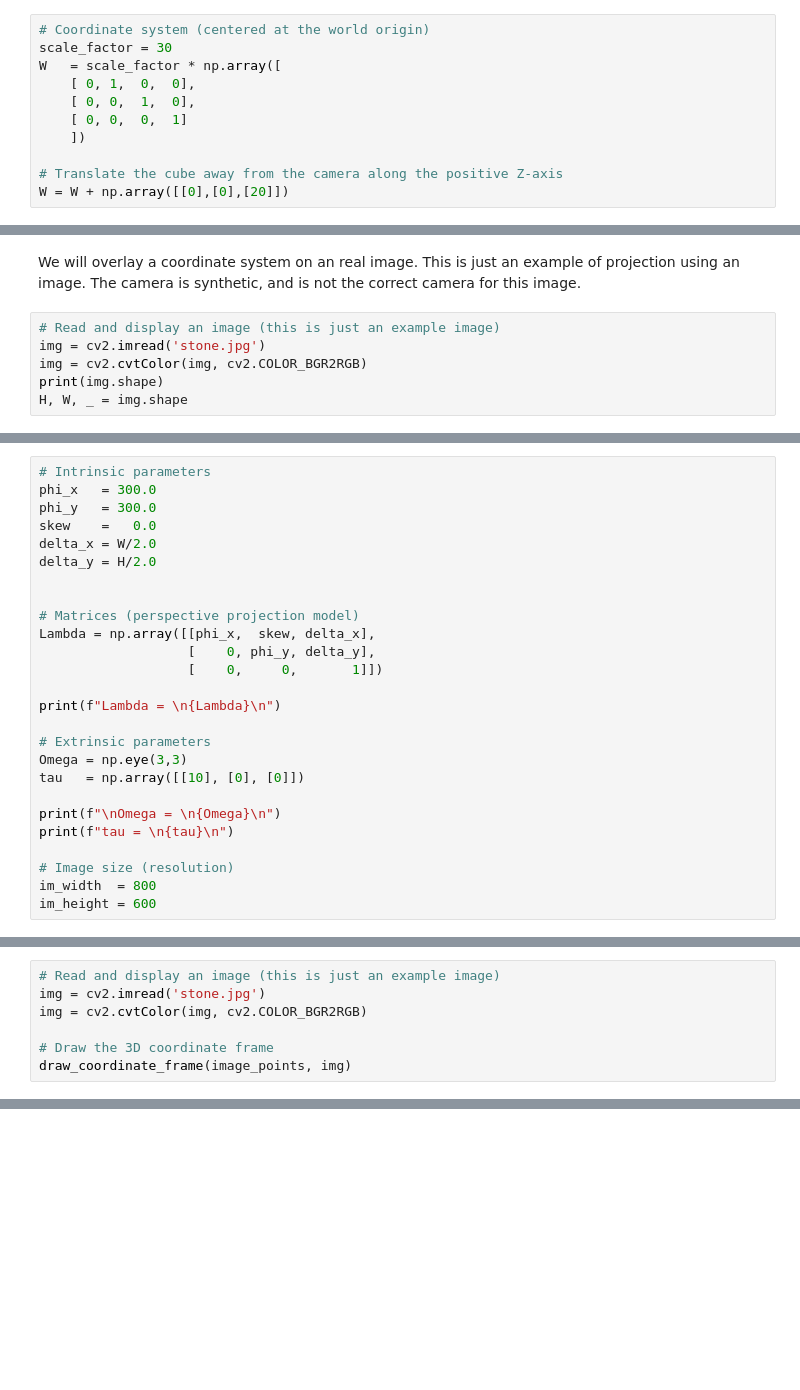
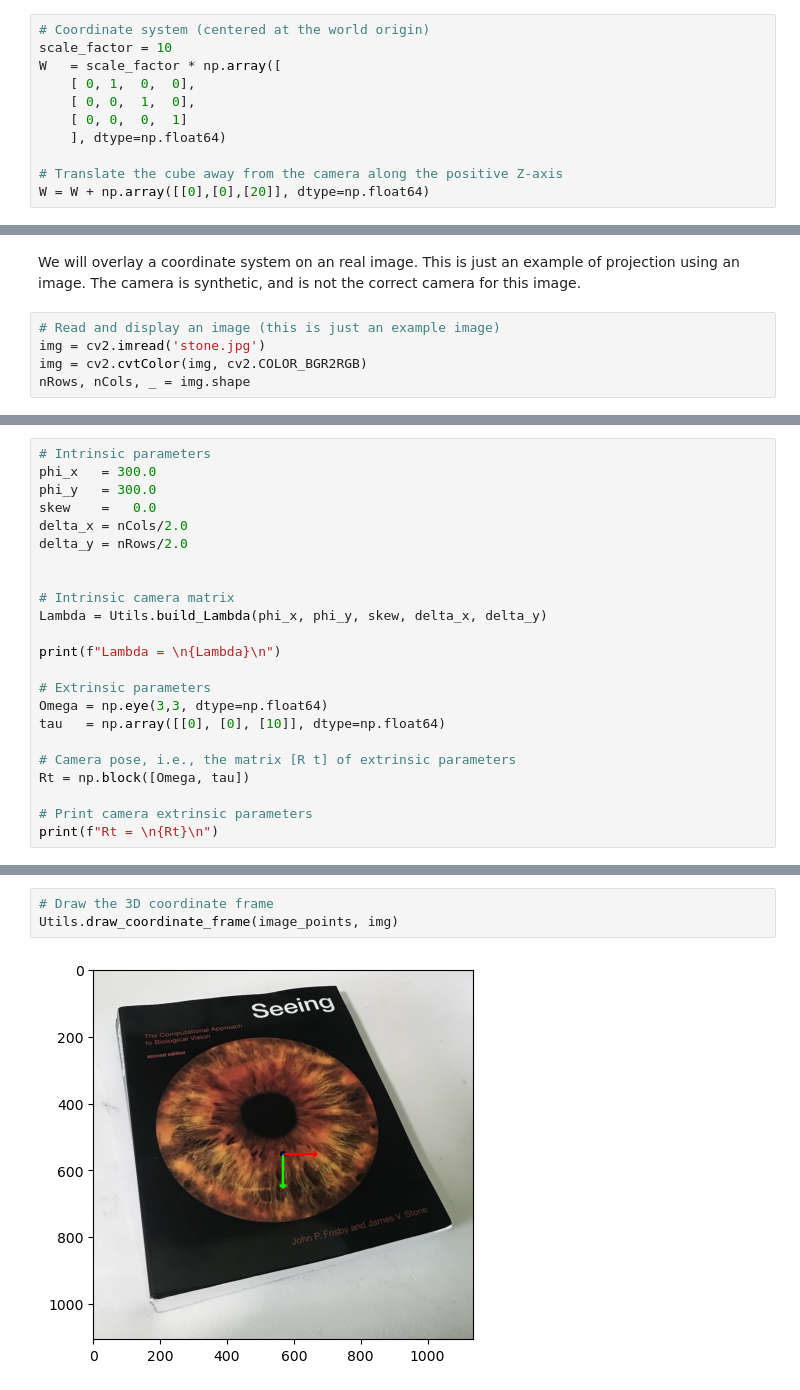
Before and after one commit to ribeiro-computer-vision/pinhole_camera_model, a Jupyter notebook: the_pinhole_camera_model.ipynb, the cells around one changed output, grey strips where cells are left out. Drawn from its saved outputs; the diff is of its cells as text; blank space fills up the shorter version.

```diff
--- a/the_pinhole_camera_model.ipynb
+++ b/the_pinhole_camera_model.ipynb
@@ -378,12 +372,12 @@ class Utils:
 This is a simple coordinate system represented by an origin point and three points, one for each axis. We create a canonical one first and then scale its coordinates to make it visible when projected onto the image. We also need to translate the frame away from the origin of the world (i.e., away from the camera).
 # %%
 # Coordinate system (centered at the world origin)
-scale_factor = 30
+scale_factor = 10
 W   = scale_factor * np.array([
     [ 0, 1,  0,  0],
     [ 0, 0,  1,  0],
     [ 0, 0,  0,  1]
-    ])
+    ], dtype=np.float64)
 
 # Translate the cube away from the camera along the positive Z-axis
-W = W + np.array([[0],[0],[20]])
+W = W + np.array([[0],[0],[20]], dtype=np.float64)
@@ -435,5 +387,4 @@ We will overlay a coordinate system on an real image. This is just an example of
 # Read and display an image (this is just an example image)
 img = cv2.imread('stone.jpg')
 img = cv2.cvtColor(img, cv2.COLOR_BGR2RGB)
-print(img.shape)
-H, W, _ = img.shape
+nRows, nCols, _ = img.shape
@@ -444,27 +393,24 @@ H, W, _ = img.shape
 phi_x   = 300.0
 phi_y   = 300.0
 skew    =   0.0
-delta_x = W/2.0
-delta_y = H/2.0
+delta_x = nCols/2.0
+delta_y = nRows/2.0
 
 
-# Matrices (perspective projection model)
-Lambda = np.array([[phi_x,  skew, delta_x],
-                   [    0, phi_y, delta_y],
-                   [    0,     0,       1]])
+# Intrinsic camera matrix
+Lambda = Utils.build_Lambda(phi_x, phi_y, skew, delta_x, delta_y)
 
 print(f"Lambda = \n{Lambda}\n")
 
 # Extrinsic parameters
-Omega = np.eye(3,3)
-tau   = np.array([[10], [0], [0]])
+Omega = np.eye(3,3, dtype=np.float64)
+tau   = np.array([[0], [0], [10]], dtype=np.float64)
 
-print(f"\nOmega = \n{Omega}\n")
-print(f"tau = \n{tau}\n")
+# Camera pose, i.e., the matrix [R t] of extrinsic parameters
+Rt = np.block([Omega, tau])
 
-# Image size (resolution)
-im_width  = 800
-im_height = 600
+# Print camera extrinsic parameters
+print(f"Rt = \n{Rt}\n")
 # %% [output]
 Lambda =
 [[300.    0.  567.5]
@@ -484,7 +423,0 @@ tau =
-# %%
-# Read and display an image (this is just an example image)
-img = cv2.imread('stone.jpg')
-img = cv2.cvtColor(img, cv2.COLOR_BGR2RGB)
-
-# Draw the 3D coordinate frame
-draw_coordinate_frame(image_points, img)
@@ -492,0 +443,5 @@ draw_coordinate_frame(image_points, img)
+# %%
+# Draw the 3D coordinate frame
+Utils.draw_coordinate_frame(image_points, img)
+# %% [output]
+[figure, added]
```
Also changed, not shown: parts of 12 cells of this notebook.
